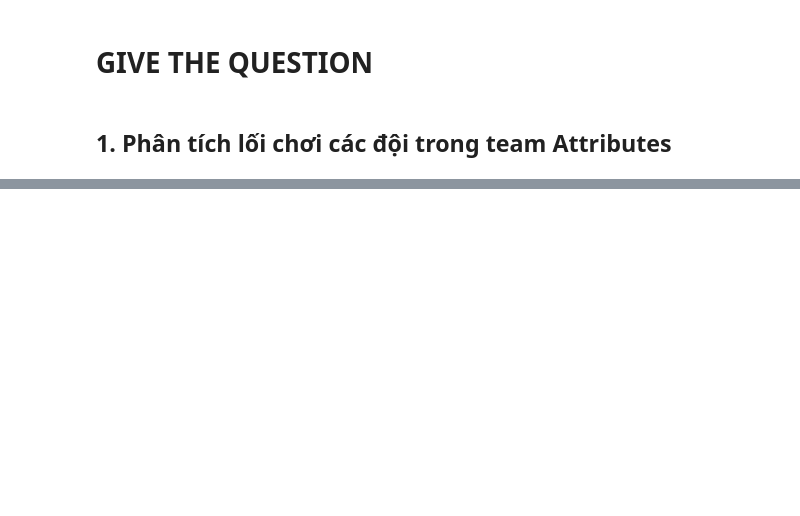
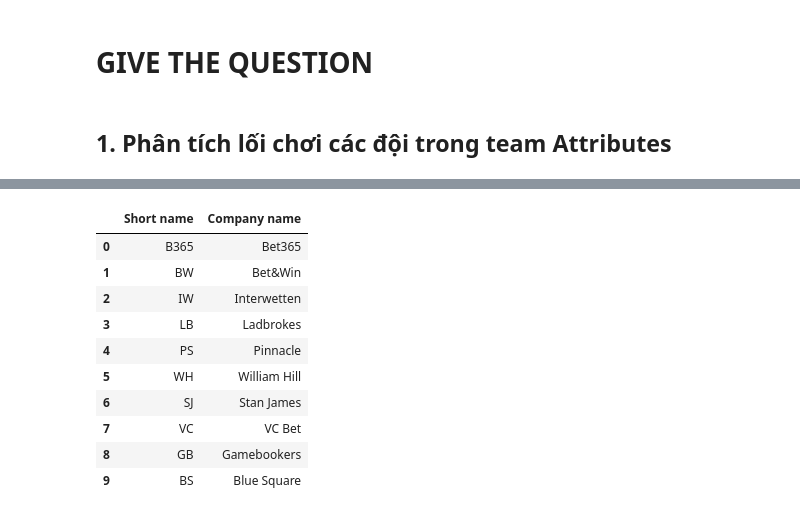
Before and after one commit to hieuhuynhcao/DSProgramming_Final, a Jupyter notebook: project.ipynb, the cells around one changed output, grey strips where cells are left out. Cells and saved outputs as stored; diff of their text form; code cells hidden in the pictures; blank space fills up the shorter version.

```diff
--- a/project.ipynb
+++ b/project.ipynb
@@ -57,0 +77,17 @@ df_match
+# %%
+companies = pd.DataFrame({'Short name': ['B365','BW','IW','LB','PS','WH','SJ', 'VC', 'GB','BS'],
+                        'Company name': ['Bet365', 'Bet&Win','Interwetten','Ladbrokes', 'Pinnacle','William Hill','Stan James','VC Bet',
+                        'Gamebookers', 'Blue Square ']})
+companies
+# %% [output]
+|  | Short name | Company name |
+| 0 | B365 | Bet365 |
+| 1 | BW | Bet&Win |
+| 2 | IW | Interwetten |
+| 3 | LB | Ladbrokes |
+| 4 | PS | Pinnacle |
+| 5 | WH | William Hill |
+| 6 | SJ | Stan James |
+| 7 | VC | VC Bet |
+| 8 | GB | Gamebookers |
+| 9 | BS | Blue Square |
```
Also changed, not shown: parts of 20 cells of this notebook.
